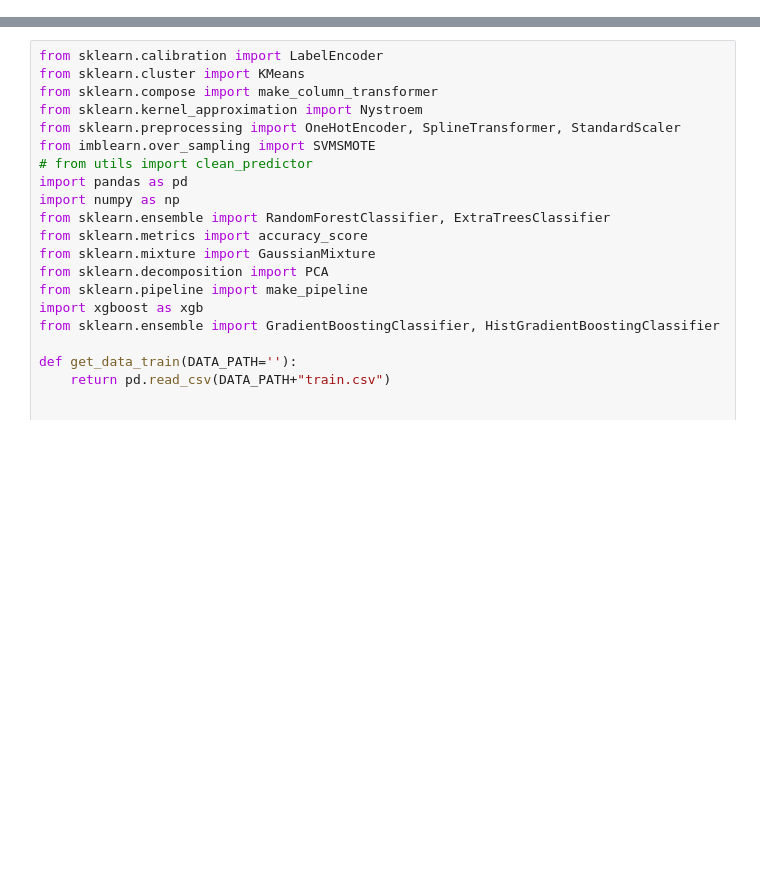
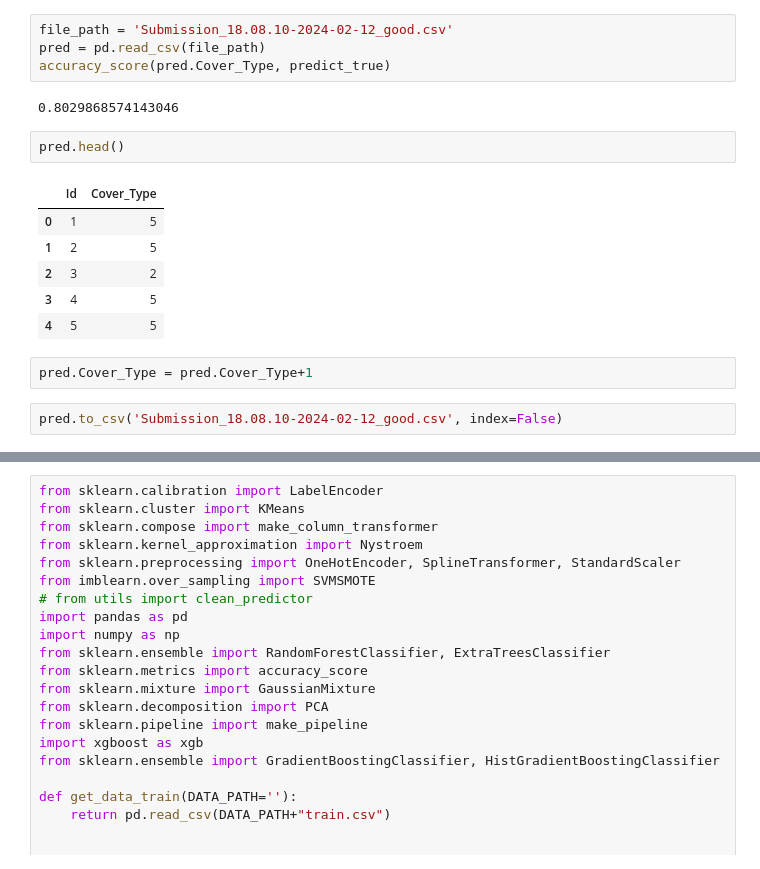
Before and after one commit to matthieudelsart/cover-type-prediction-challenge, a Jupyter notebook: final.ipynb, the cells around one changed output, grey strips where cells are left out. Cells and saved outputs as stored; diff of their text form; blank space fills up the shorter version.

```diff
--- a/final.ipynb
+++ b/final.ipynb
@@ -0,0 +160,19 @@
+# %%
+file_path = 'Submission_18.08.10-2024-02-12_good.csv'
+pred = pd.read_csv(file_path)
+accuracy_score(pred.Cover_Type, predict_true)
+# %% [output]
+0.8029868574143046
+# %%
+pred.head()
+# %% [output]
+|  | Id | Cover_Type |
+| 0 | 1 | 5 |
+| 1 | 2 | 5 |
+| 2 | 3 | 2 |
+| 3 | 4 | 5 |
+| 4 | 5 | 5 |
+# %%
+pred.Cover_Type = pred.Cover_Type+1
+# %%
+pred.to_csv('Submission_18.08.10-2024-02-12_good.csv', index=False)
```
Also changed, not shown: parts of 9 cells of this notebook.
